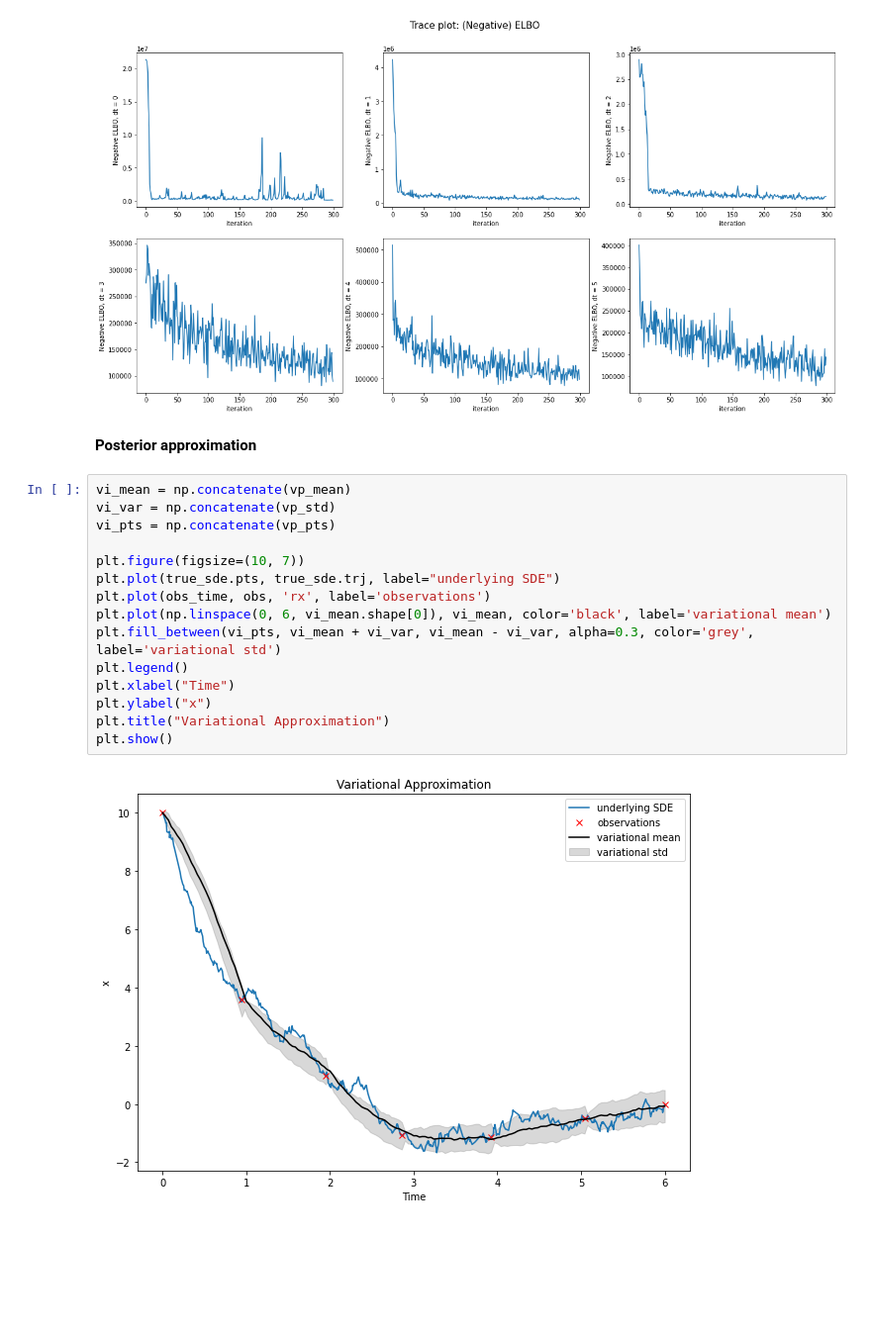
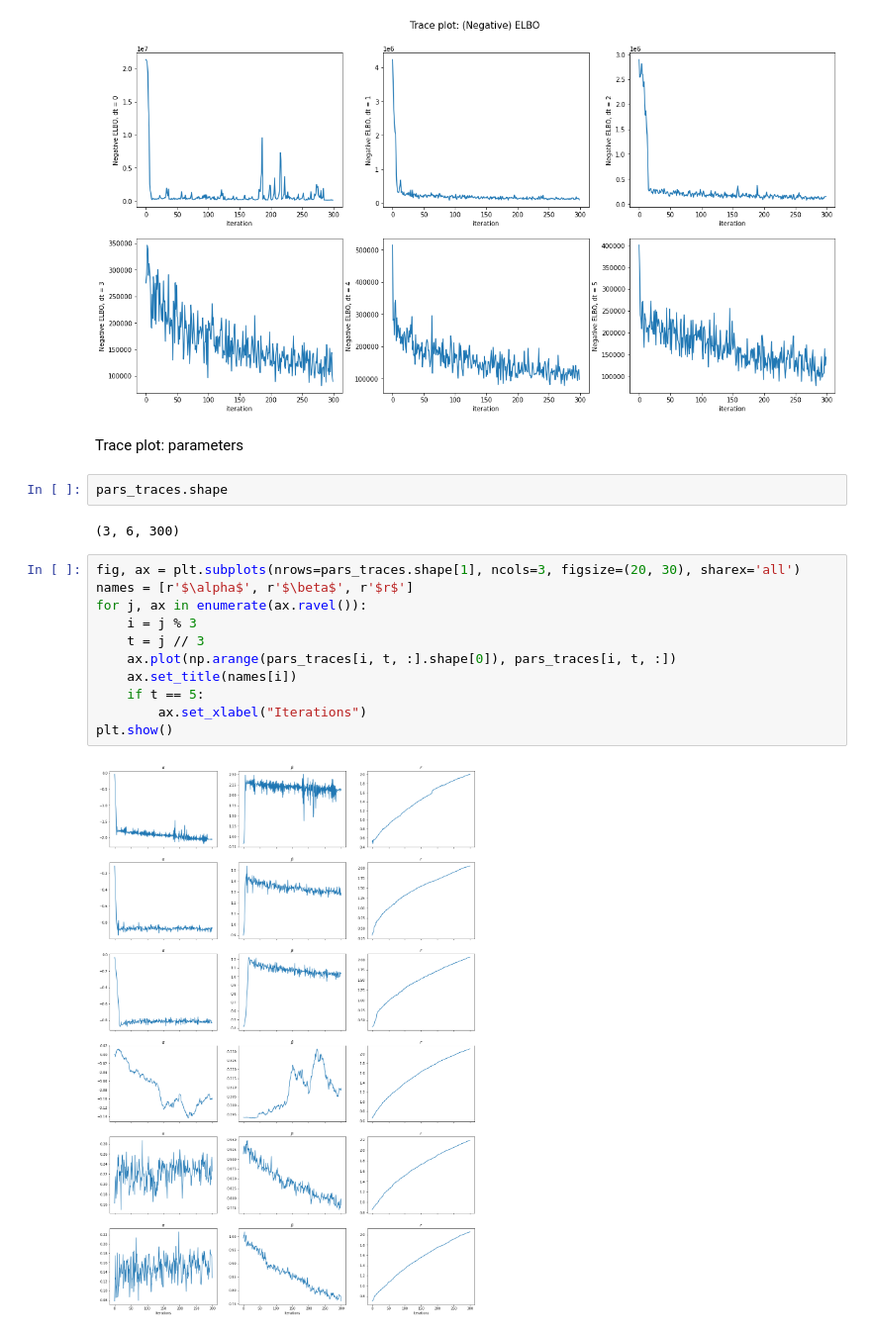
Before and after one commit to thysics/VI_SDE, a Jupyter notebook: VI_Time-OU_vectorised.ipynb, the cells around one changed output. Shown at 99% size. Drawn from its saved outputs; the diff is of its cells as text; blank space fills up the shorter version.

Commit message:
Add a trace plot for parameters

```diff
--- a/VI_Time-OU_vectorised.ipynb
+++ b/VI_Time-OU_vectorised.ipynb
@@ -826,22 +826,22 @@ plt.suptitle("Trace plot: (Negative) ELBO", size=15, y=0.95)
 plt.show()
 # %% [output]
 [figure]
-# %% [markdown]
-**Posterior approximation**
-# %%
-vi_mean = np.concatenate(vp_mean)
-vi_var = np.concatenate(vp_std)
-vi_pts = np.concatenate(vp_pts)
-
-plt.figure(figsize=(10, 7))
-plt.plot(true_sde.pts, true_sde.trj, label="underlying SDE")
-plt.plot(obs_time, obs, 'rx', label='observations')
-plt.plot(np.linspace(0, 6, vi_mean.shape[0]), vi_mean, color='black', label='variational mean')
-plt.fill_between(vi_pts, vi_mean + vi_var, vi_mean - vi_var, alpha=0.3, color='grey', label='variational std')
-plt.legend()
-plt.xlabel("Time")
-plt.ylabel("x")
-plt.title("Variational Approximation")
-plt.show()
-# %% [output]
-[figure, removed]
+# %% [markdown]
+Trace plot: parameters
+# %%
+pars_traces.shape
+# %% [output]
+(3, 6, 300)
+# %%
+fig, ax = plt.subplots(nrows=pars_traces.shape[1], ncols=3, figsize=(20, 30), sharex='all')
+names = [r'$\alpha$', r'$\beta$', r'$r$']
+for j, ax in enumerate(ax.ravel()):
+    i = j % 3
+    t = j // 3
+    ax.plot(np.arange(pars_traces[i, t, :].shape[0]), pars_traces[i, t, :])
+    ax.set_title(names[i])
+    if t == 5:
+        ax.set_xlabel("Iterations")
+plt.show()
+# %% [output]
+[figure, added]
```
Also changed, not shown: parts of 4 cells of this notebook.
